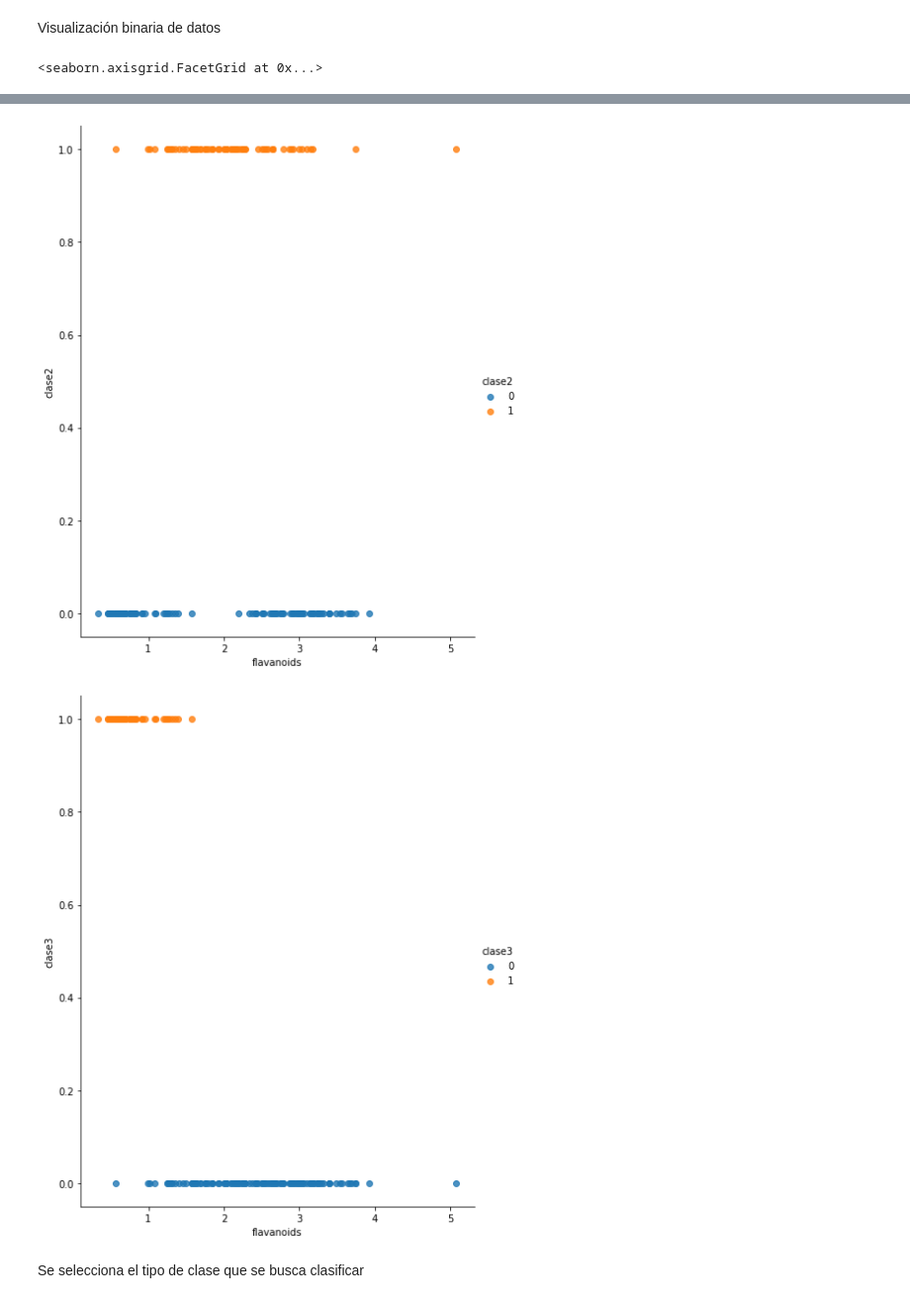
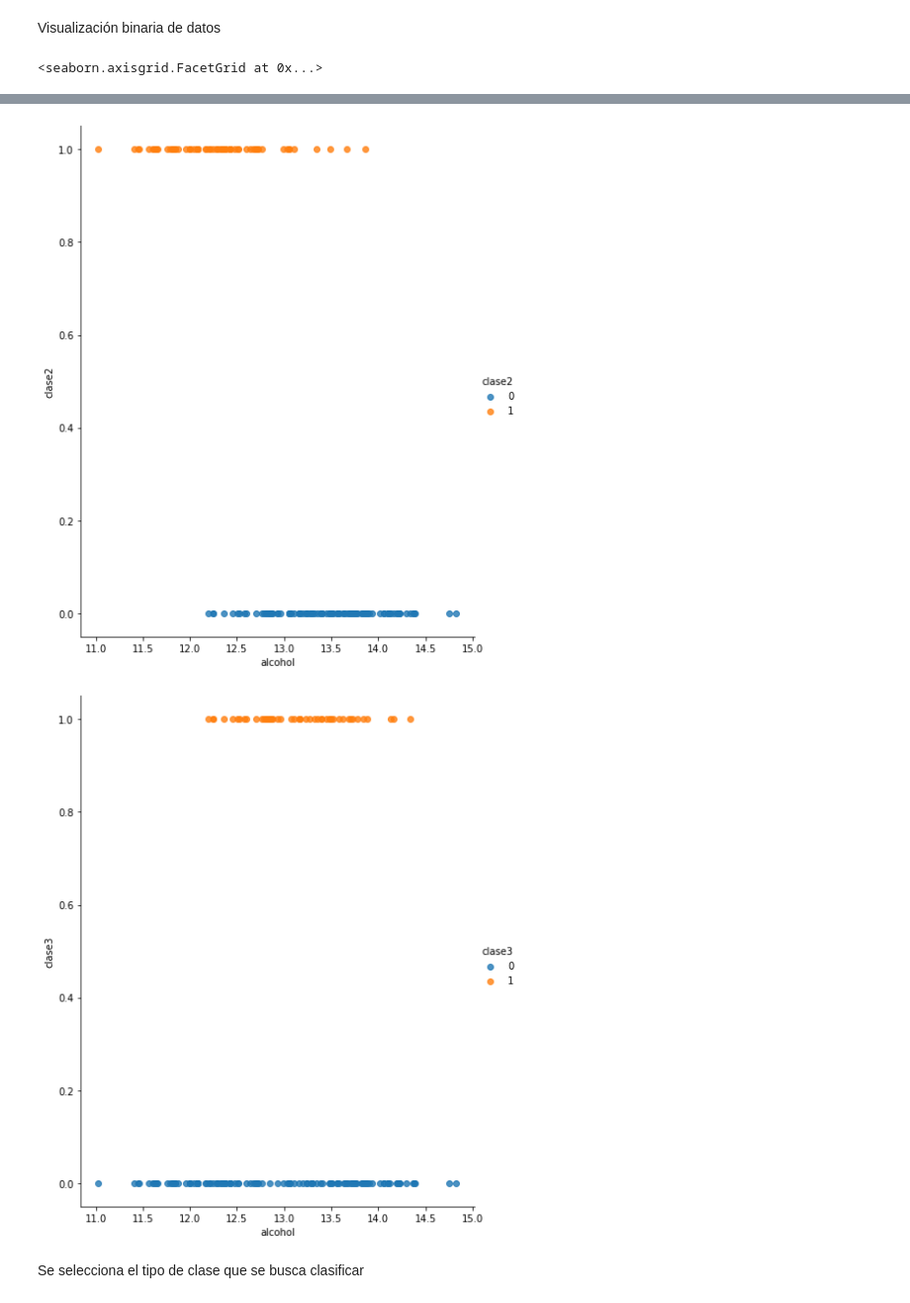
Before and after one commit to 1dgog/TC3006C_portafolio_m2, a Jupyter notebook: a01139500_m2_retro.ipynb, the cells around one changed output, grey strips where cells are left out. Shown at 99% size. Cells and saved outputs as stored; diff of their text form; code cells hidden in the pictures.

```diff
--- a/a01139500_m2_retro.ipynb
+++ b/a01139500_m2_retro.ipynb
@@ -64,7 +64,7 @@ df
 # %% [markdown]
 Visualización binaria de datos
 # %%
-sns.lmplot(x='flavanoids',
+sns.lmplot(x='alcohol',
            y='clase1',
            height=8,
            aspect=.8,
@@ -72,7 +72,7 @@ sns.lmplot(x='flavanoids',
            fit_reg=False,
            hue='clase1',
            legend=True)
-sns.lmplot(x='flavanoids',
+sns.lmplot(x='alcohol',
            y='clase2',
            height=8,
            aspect=.8,
@@ -80,7 +80,7 @@ sns.lmplot(x='flavanoids',
            fit_reg=False,
            hue='clase2',
            legend=True)
-sns.lmplot(x='flavanoids',
+sns.lmplot(x='alcohol',
            y='clase3',
            height=8,
            aspect=.8,
@@ -94,5 +94,5 @@ sns.lmplot(x='flavanoids',
-[figure, old version]
+[figure, new version]
-[figure, old version]
+[figure, new version]
 # %% [markdown]
 Se selecciona el tipo de clase que se busca clasificar
 # %%
```
Also changed, not shown: parts of 5 cells of this notebook.
